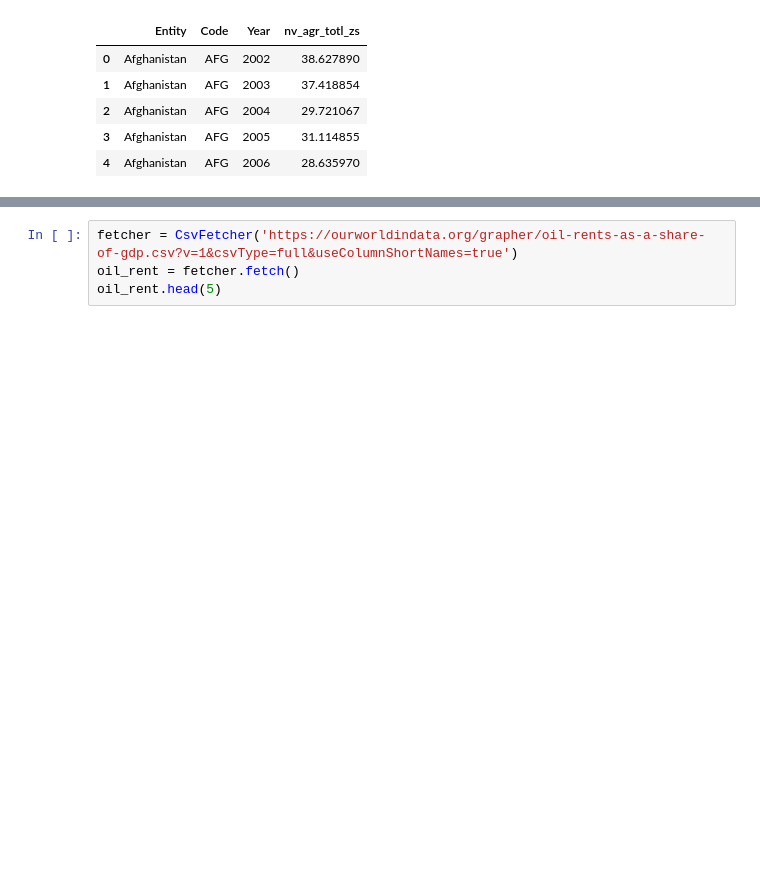
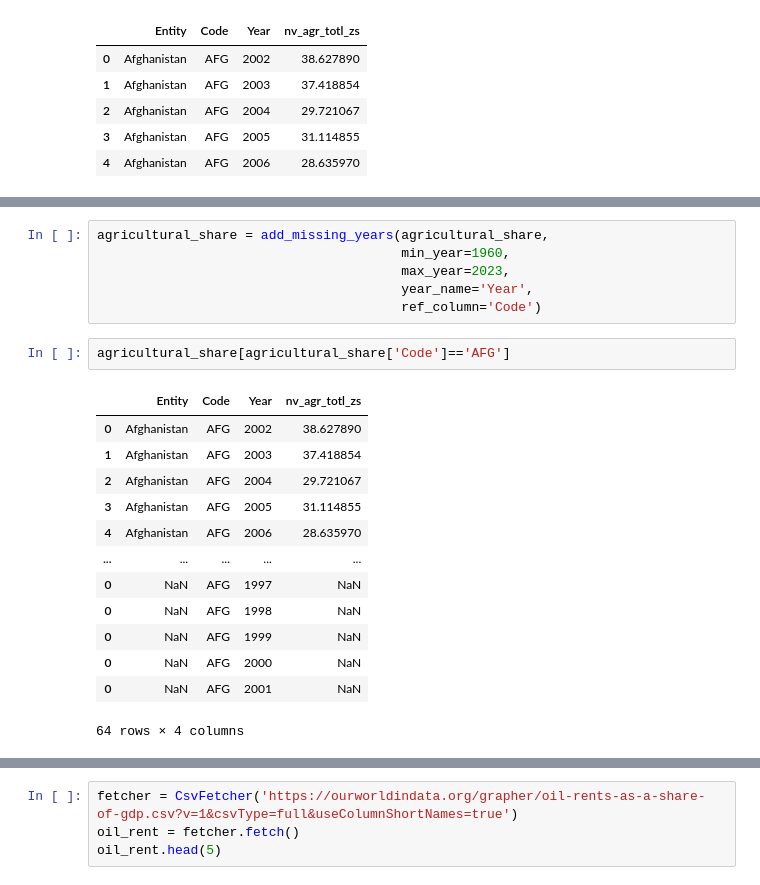
Before and after one commit to ebelchio12/nature-and-conflicts, a Jupyter notebook: EDA/rainfall/rainfall.ipynb, the cells around one changed output, grey strips where cells are left out. Cells and saved outputs as stored; diff of their text form; blank space fills up the shorter version.

```diff
--- a/EDA/rainfall/rainfall.ipynb
+++ b/EDA/rainfall/rainfall.ipynb
@@ -403,0 +435,22 @@ agricultural_share.head(5)
+# %%
+agricultural_share = add_missing_years(agricultural_share,
+                                       min_year=1960,
+                                       max_year=2023,
+                                       year_name='Year',
+                                       ref_column='Code')
+# %%
+agricultural_share[agricultural_share['Code']=='AFG']
+# %% [output]
+|  | Entity | Code | Year | nv_agr_totl_zs |
+| 0 | Afghanistan | AFG | 2002 | 38.627890 |
+| 1 | Afghanistan | AFG | 2003 | 37.418854 |
+| 2 | Afghanistan | AFG | 2004 | 29.721067 |
+| 3 | Afghanistan | AFG | 2005 | 31.114855 |
+| 4 | Afghanistan | AFG | 2006 | 28.635970 |
+| ... | ... | ... | ... | ... |
+| 0 | NaN | AFG | 1997 | NaN |
+| 0 | NaN | AFG | 1998 | NaN |
+| 0 | NaN | AFG | 1999 | NaN |
+| 0 | NaN | AFG | 2000 | NaN |
+| 0 | NaN | AFG | 2001 | NaN |
+64 rows × 4 columns
```
Also changed, not shown: parts of 6 cells of this notebook.
